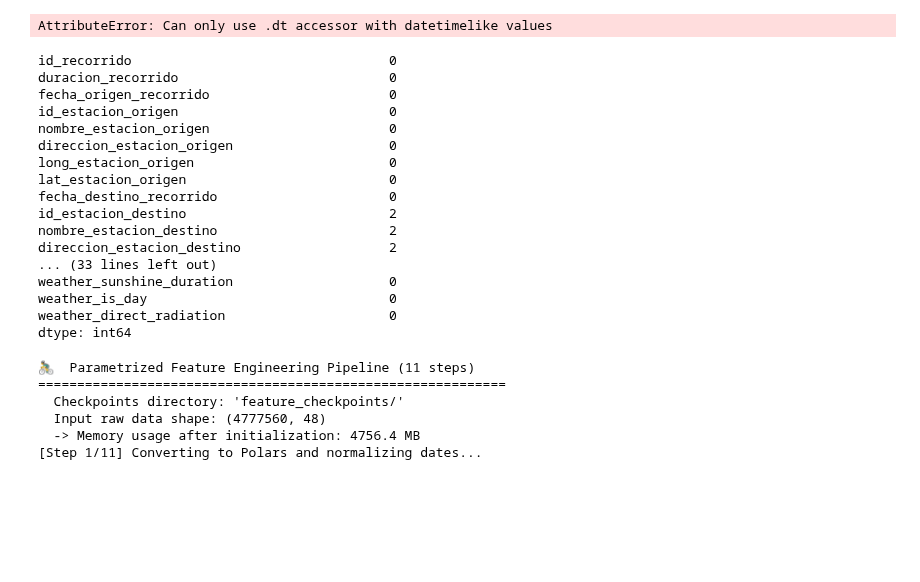
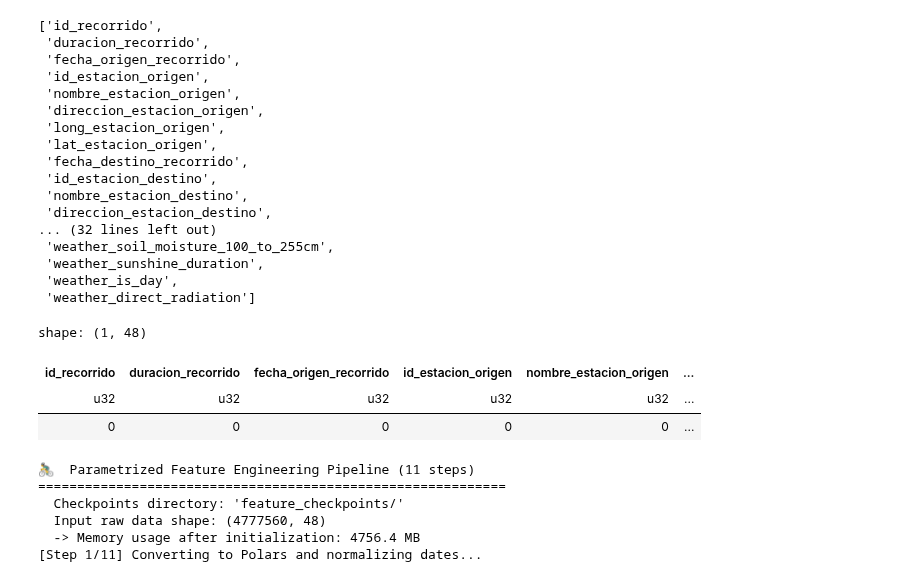
Before and after one commit to FacuVCanale/bikeshare-demand-gnn, a Jupyter notebook: src/notebooks/feat_eng.ipynb, the cells around one changed output. Drawn from its saved outputs; the diff is of its cells as text; code cells hidden in the pictures; blank space fills up the shorter version.

```diff
--- a/src/notebooks/feat_eng.ipynb
+++ b/src/notebooks/feat_eng.ipynb
@@ -40,30 +35,40 @@ trips_with_weather = pd.read_csv('../../data/processed/trips_with_weather.csv')
 # %%
-trips_with_weather = pd.read_parquet('../data/processed/trips_with_weather.parquet')
+trips_with_weather = pl.read_parquet('../../data/processed/trips_with_weather.parquet')
+
+trips_with_weather.head()
+
+trips_with_weather.columns
 # %% [output]
-AttributeError: Can only use .dt accessor with datetimelike values
+['id_recorrido',
+ 'duracion_recorrido',
+ 'fecha_origen_recorrido',
+ 'id_estacion_origen',
+ 'nombre_estacion_origen',
+ 'direccion_estacion_origen',
+ 'long_estacion_origen',
+ 'lat_estacion_origen',
+ 'fecha_destino_recorrido',
+ 'id_estacion_destino',
+ 'nombre_estacion_destino',
+ 'direccion_estacion_destino',
+... (32 lines left out)
+ 'weather_soil_moisture_100_to_255cm',
+ 'weather_sunshine_duration',
+ 'weather_is_day',
+ 'weather_direct_radiation']
 # %%
-trips_with_weather['fecha_origen_recorrido'] = pd.to_datetime(trips_with_weather['fecha_origen_recorrido'])
-trips_with_weather = trips_with_weather[trips_with_weather['fecha_origen_recorrido'].dt.year >= 2023]
+# trips_with_weather['fecha_origen_recorrido'] = pd.to_datetime(trips_with_weather['fecha_origen_recorrido'])
+# trips_with_weather = trips_with_weather[trips_with_weather['fecha_origen_recorrido'].dt.year >= 2023]
+
+# trips_with_weather.write_parquet('../../data/processed/trips_with_weather.parquet')
-# %%
-trips_with_weather.isna().sum()
-# %% [output]
-id_recorrido                                 0
-duracion_recorrido                           0
-fecha_origen_recorrido                       0
-id_estacion_origen                           0
-nombre_estacion_origen                       0
-direccion_estacion_origen                    0
-long_estacion_origen                         0
-lat_estacion_origen                          0
-fecha_destino_recorrido                      0
-id_estacion_destino                          2
-nombre_estacion_destino                      2
-direccion_estacion_destino                   2
-... (33 lines left out)
-weather_sunshine_duration                    0
-weather_is_day                               0
-weather_direct_radiation                     0
-dtype: int64
+# %%
+
+trips_with_weather.null_count()
+# %% [output]
+shape: (1, 48)
+| id_recorrido | duracion_recorrido | fecha_origen_recorrido | id_estacion_origen | nombre_estacion_origen | ... |
+| u32 | u32 | u32 | u32 | u32 | ... |
+| 0 | 0 | 0 | 0 | 0 | ... |
 # %%
 from data_analysis import engineer_ecobici_features
 
```
Also changed, not shown: parts of 2 cells of this notebook, 1 other file.
